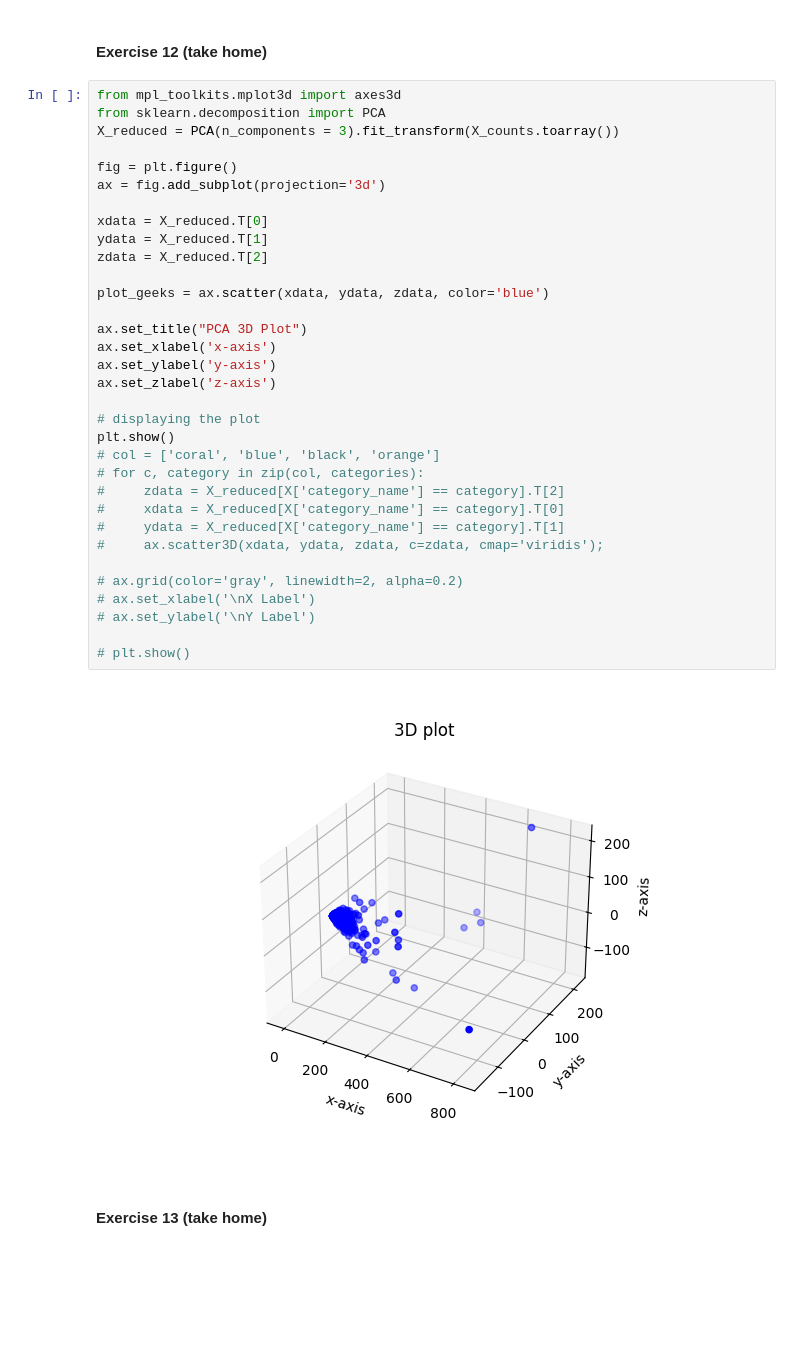
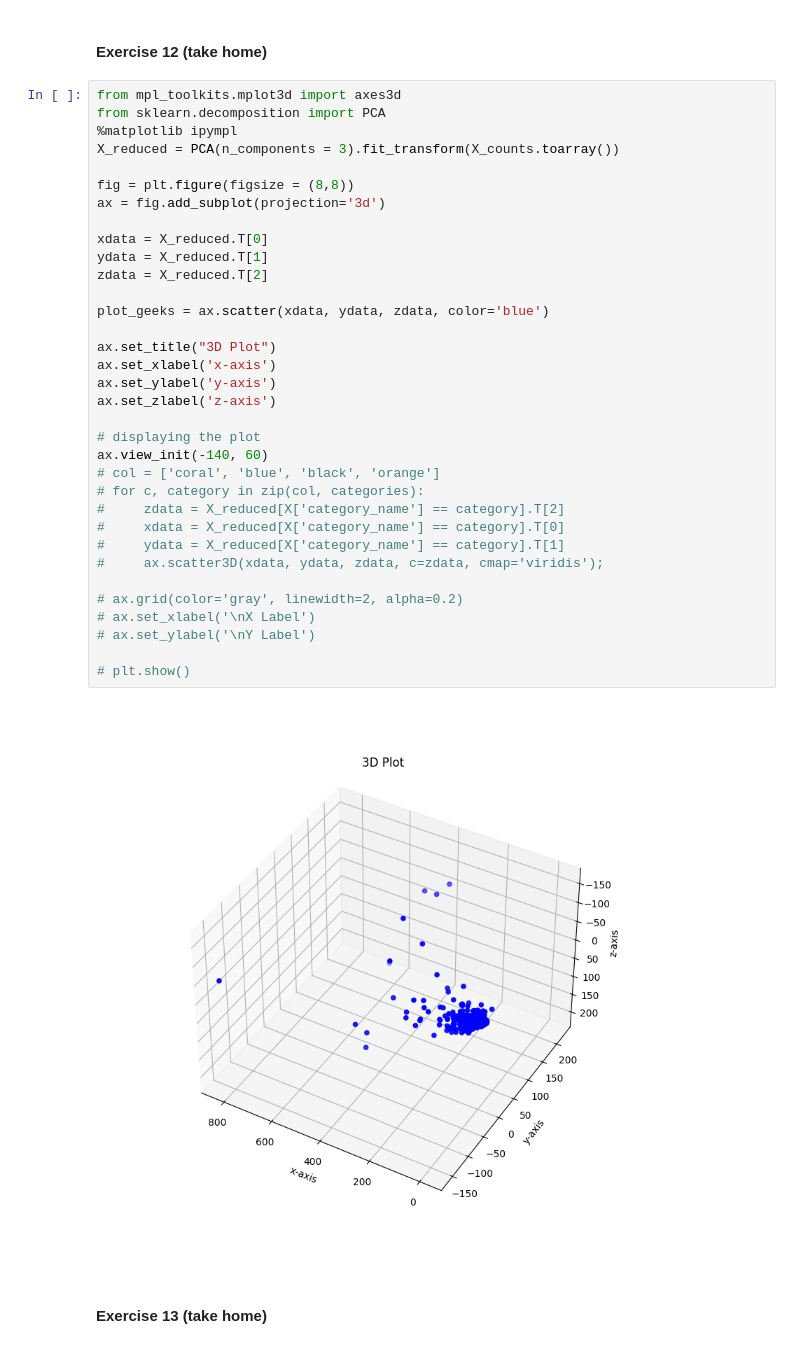
Before and after one commit to sylvie1982/DM2023-Lab1-Master, a Jupyter notebook: Homework/DM2023-Lab1-Homework.ipynb, the cells around one changed output. Drawn from its saved outputs; the diff is of its cells as text; blank space fills up the shorter version.

```diff
--- a/Homework/DM2023-Lab1-Homework.ipynb
+++ b/Homework/DM2023-Lab1-Homework.ipynb
@@ -265,38 +265,39 @@ The `isnull()` function can not distinguish string type missing data
 # %%
 from mpl_toolkits.mplot3d import axes3d
 from sklearn.decomposition import PCA
+%matplotlib ipympl
 X_reduced = PCA(n_components = 3).fit_transform(X_counts.toarray())
 
-fig = plt.figure()
+fig = plt.figure(figsize = (8,8))
 ax = fig.add_subplot(projection='3d')
 
 xdata = X_reduced.T[0]
 ydata = X_reduced.T[1]
 zdata = X_reduced.T[2]
 
 plot_geeks = ax.scatter(xdata, ydata, zdata, color='blue')
 
-ax.set_title("PCA 3D Plot")
+ax.set_title("3D Plot")
 ax.set_xlabel('x-axis')
 ax.set_ylabel('y-axis')
 ax.set_zlabel('z-axis')
 
 # displaying the plot
-plt.show()
+ax.view_init(-140, 60)
 # col = ['coral', 'blue', 'black', 'orange']
 # for c, category in zip(col, categories):
 #     zdata = X_reduced[X['category_name'] == category].T[2]
 #     xdata = X_reduced[X['category_name'] == category].T[0]
 #     ydata = X_reduced[X['category_name'] == category].T[1]
 #     ax.scatter3D(xdata, ydata, zdata, c=zdata, cmap='viridis');
 
 # ax.grid(color='gray', linewidth=2, alpha=0.2)
 # ax.set_xlabel('\nX Label')
 # ax.set_ylabel('\nY Label')
 
 # plt.show()
 # %% [output]
-[figure, old version]
+[figure, new version]
 # %% [markdown]
 #### Exercise 13 (take home)
 # %%
```
Also changed, not shown: parts of 3 cells of this notebook.
